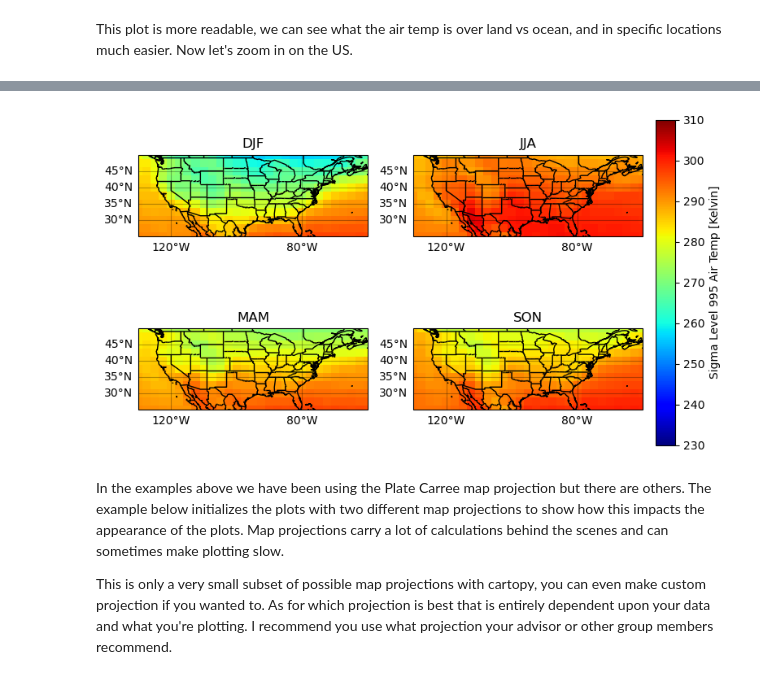
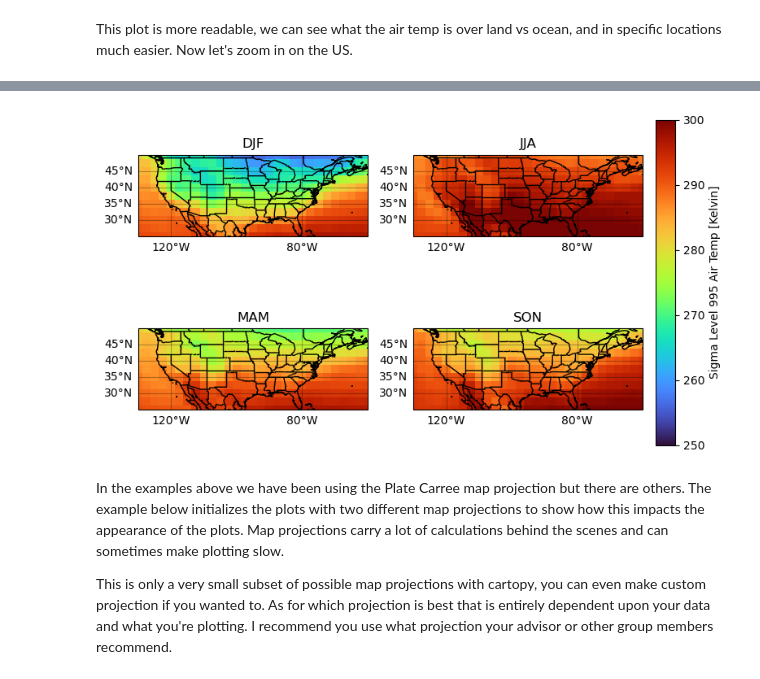
Before and after one commit to JustinRHudson/ATS_Prog_Tutorial, a Jupyter notebook: Workshop_2.ipynb, the cells around one changed output, grey strips where cells are left out. Saved outputs shown, nothing was run; the diff lists cells and outputs as text; code cells hidden in the pictures.

```diff
--- a/Workshop_2.ipynb
+++ b/Workshop_2.ipynb
@@ -786,15 +793,15 @@ Now let's change the colorbar to make the temperature variations easier to see.
 # This makes the base of our figure as a collection of sub-plots
 fig,ax = plt.subplots(nrows = 2, ncols = 2,figsize = (8,8),subplot_kw={'projection':ccrs.PlateCarree()}) # this makes a 2x2 plot that is 8 inches x 8 inches in size
 # These are various parameters for our plot that we want
-cmin = 230
-cmax = 310
-cmap = 'jet'
+cmin = 250
+cmax = 300
+cmap = 'turbo'
 
 # These are the actual plots
-pc0 = ax[0,0].pcolormesh(season_mean.lon,season_mean.lat,season_mean.air[0,:,:],vmin = cmin,vmax = cmax,cmap = 'jet')
-pc1 = ax[0,1].pcolormesh(season_mean.lon,season_mean.lat,season_mean.air[1,:,:],vmin = cmin,vmax = cmax,cmap = 'jet')
-pc2 = ax[1,0].pcolormesh(season_mean.lon,season_mean.lat,season_mean.air[2,:,:],vmin = cmin,vmax = cmax,cmap = 'jet')
-pc3 = ax[1,1].pcolormesh(season_mean.lon,season_mean.lat,season_mean.air[3,:,:],vmin = cmin,vmax = cmax,cmap = 'jet')
+pc0 = ax[0,0].pcolormesh(season_mean.lon,season_mean.lat,season_mean.air[0,:,:],vmin = cmin,vmax = cmax,cmap = cmap)
+pc1 = ax[0,1].pcolormesh(season_mean.lon,season_mean.lat,season_mean.air[1,:,:],vmin = cmin,vmax = cmax,cmap = cmap)
+pc2 = ax[1,0].pcolormesh(season_mean.lon,season_mean.lat,season_mean.air[2,:,:],vmin = cmin,vmax = cmax,cmap = cmap)
+pc3 = ax[1,1].pcolormesh(season_mean.lon,season_mean.lat,season_mean.air[3,:,:],vmin = cmin,vmax = cmax,cmap = cmap)
 
 # This makes a colorbar axis, and adds it to the plot
 cax = fig.add_axes([0.92,0.25,0.03,0.5])
@@ -805,34 +812,36 @@ plt.subplots_adjust(hspace = -0.5,wspace = 0.2,top = 0.9,bottom = 0.1)
 
 # This adds labels to our various plots, and sets the X/Y ticks
 for row in ax:
     for item in row:
+        # Adds labels to each plot
         item.set_xlabel('Longitude [Degrees West]')
         item.set_ylabel('Latitude [Degrees North]')
+        # Adds grid lines to better orient ourselves E/W & N/S
         gl = item.gridlines(crs = ccrs.PlateCarree(),draw_labels = True,color = 'k',alpha = 0.3)
         gl.top_labels = False
         gl.right_labels = False
         gl.xlocator = mticker.FixedLocator([-160,-120,-80,-40])
         item.coastlines()
         # Adds country borders
         item.add_feature(cfeature.BORDERS)
         # Adds Country subdivisions (e.g. States/Provinces)
         item.add_feature(cfeature.NaturalEarthFeature(category='cultural',
     name='admin_1_states_provinces_lines', scale='10m', facecolor='none', edgecolor='k'))
         # These lines zoom us in onto the US
         item.set_xlim(-130,-60)
         item.set_ylim(25,50)
 
 
 # Sets the title for the plots
 ax[0,0].set_title('DJF')
 ax[0,1].set_title('JJA')
 ax[1,0].set_title('MAM')
 ax[1,1].set_title('SON')
 
 # Call plt.show() to suppress outputs from the final method call
 plt.show()
 # %% [output]
-[figure, old version]
+[figure, new version]
 # %% [markdown]
 In the examples above we have been using the Plate Carree map projection but there are others. The example below initializes the plots with two different map projections to show how this impacts the appearance of the plots. Map projections carry a lot of calculations behind the scenes and can sometimes make plotting slow.
 
```
Also changed, not shown: parts of 19 cells of this notebook, 1 other file.
